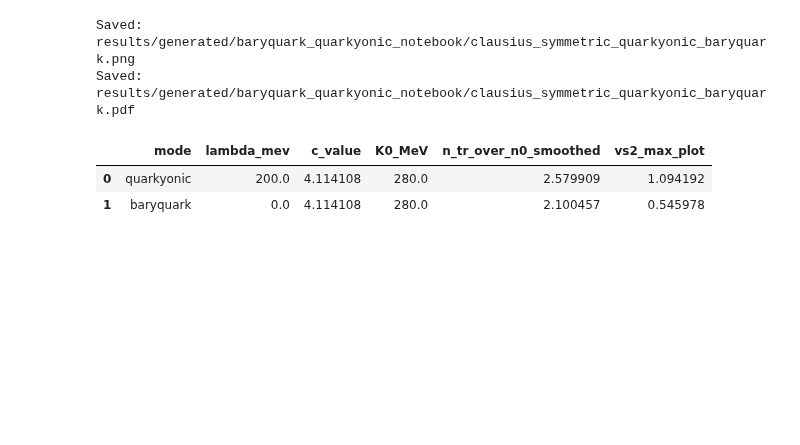
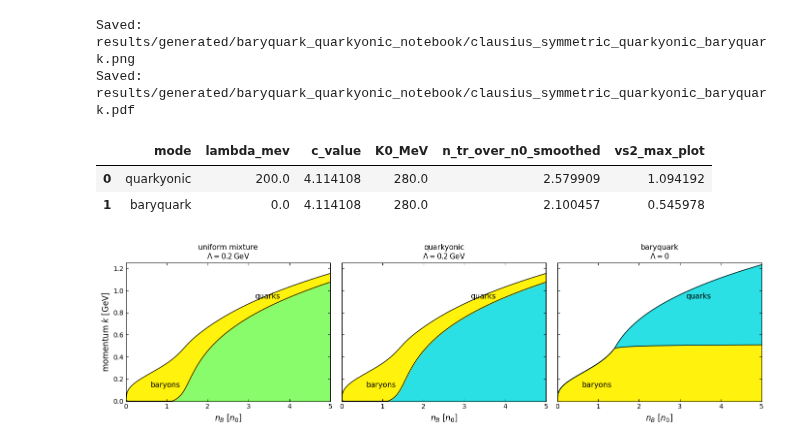
Before and after one commit to dajuarez4/QMM, a Jupyter notebook: notebooks/baryquark_quarkyonic.ipynb, the cells around one changed output. Drawn from its saved outputs; the diff is of its cells as text; code cells hidden in the pictures; blank space fills up the shorter version.

```diff
--- a/notebooks/baryquark_quarkyonic.ipynb
+++ b/notebooks/baryquark_quarkyonic.ipynb
@@ -421,3 +410,79 @@ Saved: results/generated/baryquark_quarkyonic_notebook/clausius_symmetric_quarky
 |  | mode | lambda_mev | c_value | K0_MeV | n_tr_over_n0_smoothed | vs2_max_plot |
 | 0 | quarkyonic | 200.0 | 4.114108 | 280.0 | 2.579909 | 1.094192 |
 | 1 | baryquark | 0.0 | 4.114108 | 280.0 | 2.100457 | 0.545978 |
+# %%
+import numpy as np
+import matplotlib.pyplot as plt
+
+HBARC_GEV_FM = 0.1973269804
+
+def _curve_arrays(curve_df):
+    n = np.array(curve_df["n_over_n0"], dtype=float, copy=True)
+    kf = np.array(curve_df["k_f"], dtype=float, copy=True) * HBARC_GEV_FM
+    kbu = np.array(curve_df["k_bu"], dtype=float, copy=True) * HBARC_GEV_FM
+    if len(n) and n[0] < 1.0e-3:
+        n[0] = 0.0
+    return n, kf, kbu
+
+def plot_uniform_mixture(ax, curve_df, title):
+    n, kf, kbu = _curve_arrays(curve_df)
+    kmin = np.minimum(kf, kbu)
+    kmax = np.maximum(kf, kbu)
+
+    ax.fill_between(n, 0.0, kmin, color="#7CFC5B", alpha=0.9)
+    ax.fill_between(n, kmin, kf, where=(kf >= kbu), color="#FFF200", alpha=0.95)
+    ax.fill_between(n, kmin, kbu, where=(kbu >= kf), color="#1EDFE3", alpha=0.95)
+
+    ax.plot(n, kf, color="black", lw=1.0)
+    ax.plot(n, kbu, color="black", lw=1.0)
+    ax.set_title(title, fontsize=11)
+    ax.text(0.12, 0.10, "baryons", transform=ax.transAxes, fontsize=11)
+    ax.text(0.63, 0.74, "quarks", transform=ax.transAxes, fontsize=11)
+
+def plot_quarkyonic_momentum(ax, curve_df, title):
+    n, kf, kbu = _curve_arrays(curve_df)
+
+    ax.fill_between(n, 0.0, kbu, color="#1EDFE3", alpha=0.95)
+    ax.fill_between(n, kbu, kf, where=(kf >= kbu), color="#FFF200", alpha=0.95)
+
+    ax.plot(n, kbu, color="black", lw=1.0)
+    ax.plot(n, kf, color="black", lw=1.0)
+    ax.set_title(title, fontsize=11)
+    ax.text(0.12, 0.10, "baryons", transform=ax.transAxes, fontsize=11)
+    ax.text(0.63, 0.74, "quarks", transform=ax.transAxes, fontsize=11)
+
+def plot_baryquark_momentum(ax, curve_df, title):
+    n, kf, kbu = _curve_arrays(curve_df)
+
+    ax.fill_between(n, 0.0, kf, color="#FFF200", alpha=0.95)
+    ax.fill_between(n, kf, kbu, where=(kbu >= kf), color="#1EDFE3", alpha=0.95)
+
+    ax.plot(n, kf, color="black", lw=1.0)
+    ax.plot(n, kbu, color="black", lw=1.0)
+    ax.set_title(title, fontsize=11)
+    ax.text(0.12, 0.10, "baryons", transform=ax.transAxes, fontsize=11)
+    ax.text(0.63, 0.74, "quarks", transform=ax.transAxes, fontsize=11)
+
+# examples from your notebook data
+vdw_q = example_results["vdw_quarkyonic"]["curve"]
+vdw_b = example_results["vdw_baryquark"]["curve"]
+
+fig, axes = plt.subplots(1, 3, figsize=(14, 4), sharey=True)
+
+# exact left panel needs a separate "no-Pauli" solve; this uses the same curve only as a proxy
+plot_uniform_mixture(axes[0], vdw_q, "uniform mixture\n$\\Lambda = 0.2\\,\\mathrm{GeV}$")
+plot_quarkyonic_momentum(axes[1], vdw_q, "quarkyonic\n$\\Lambda = 0.2\\,\\mathrm{GeV}$")
+plot_baryquark_momentum(axes[2], vdw_b, "baryquark\n$\\Lambda = 0$")
+
+for ax in axes:
+    ax.set_xlim(0.0, 5.0)
+    ax.set_ylim(0.0, 1.25)
+    ax.set_xlabel(r"$n_B\ [n_0]$", fontsize=12)
+    ax.tick_params(direction="in", top=True, right=True)
+
+axes[0].set_ylabel(r"momentum $k$ [GeV]", fontsize=12)
+
+fig.tight_layout()
+plt.show()
+# %% [output]
+[figure, added]
```
Also changed, not shown: parts of 9 cells of this notebook, 26 other files.
